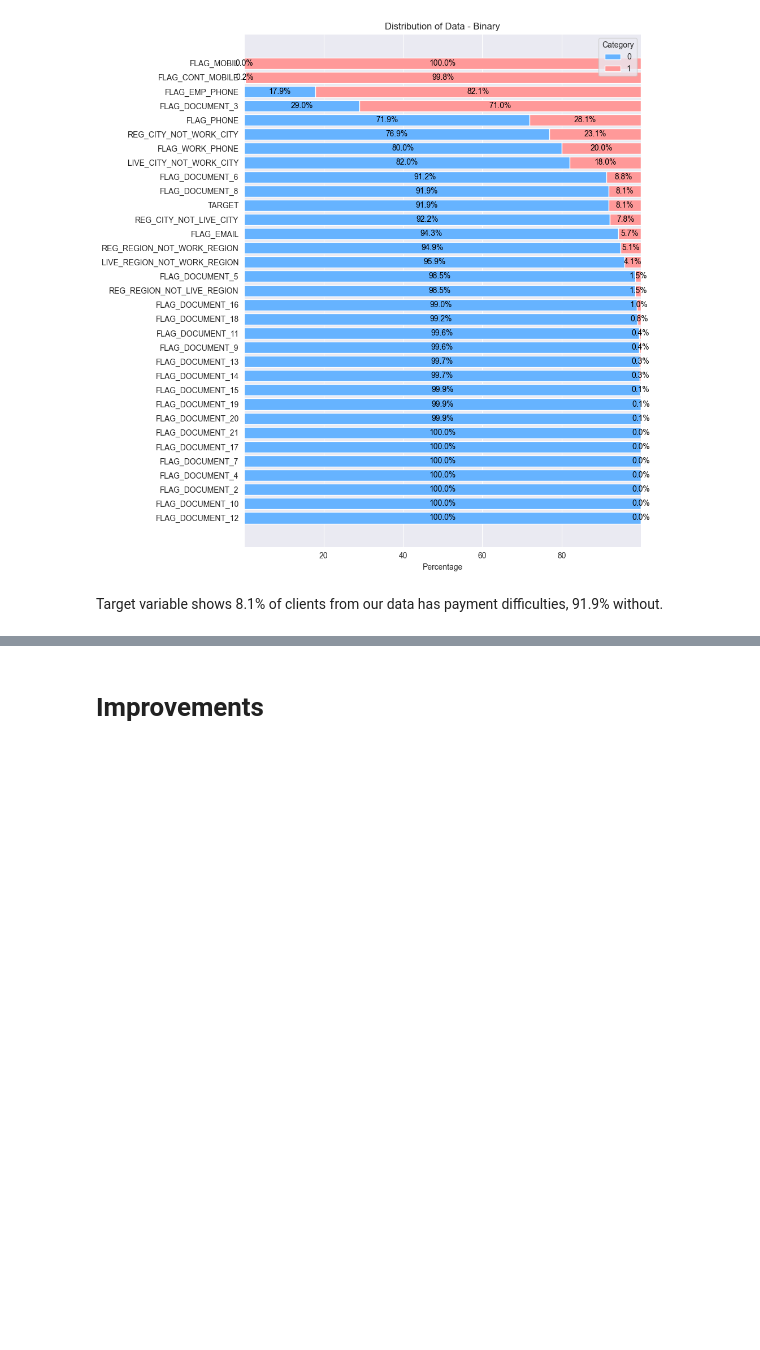
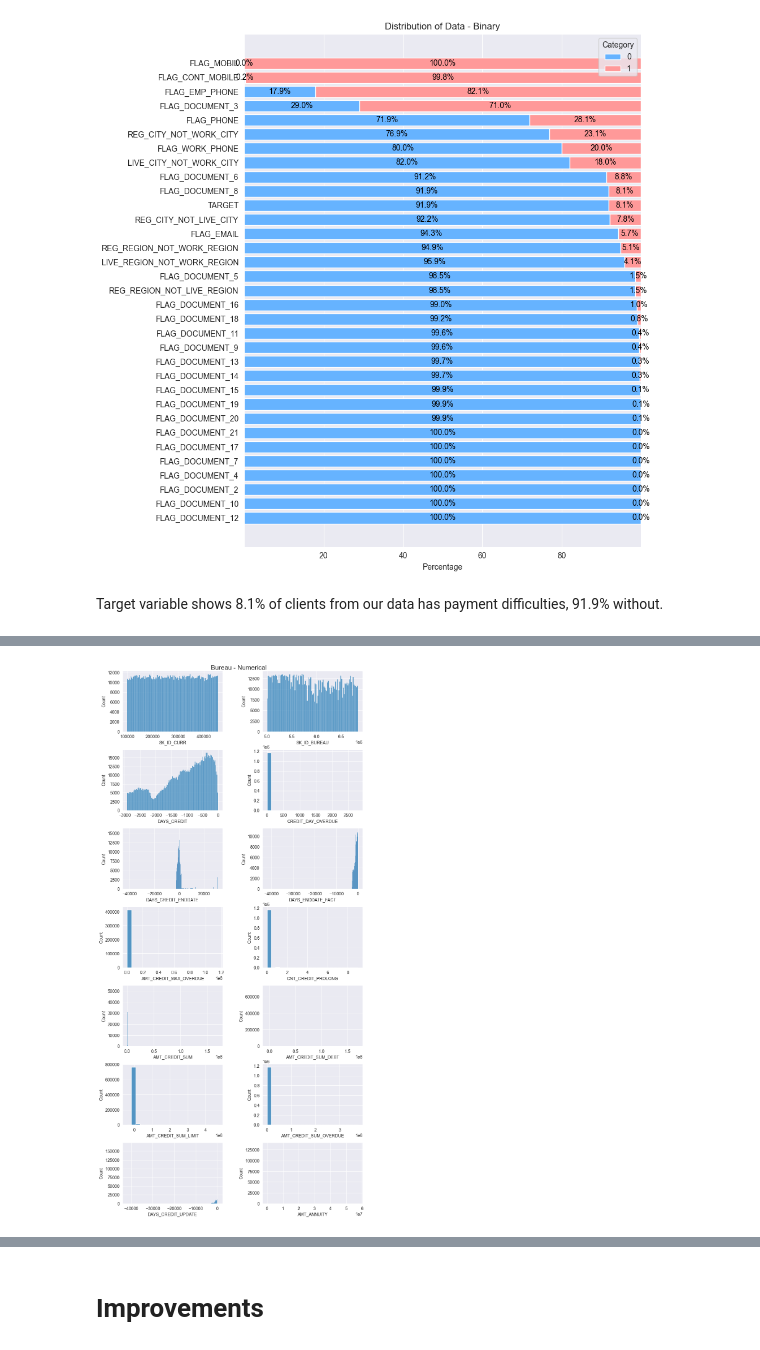
Before and after one commit to CelineChiLamNg/home_credit_default_prediction, a Jupyter notebook: notebooks/home_credit_2.ipynb, the cells around one changed output, grey strips where cells are left out. Saved outputs shown, nothing was run; the diff lists cells and outputs as text; code cells hidden in the pictures; blank space fills up the shorter version.

```diff
--- a/notebooks/home_credit_2.ipynb
+++ b/notebooks/home_credit_2.ipynb
@@ -354,0 +375,6 @@ stacked_horizontal_feature_distribution(data=data_train,
+# %%
+categorical_columns_selector = selector(dtype_exclude='number')
+numerical_columns_selector = selector(dtype_include='number')
+
+data_categorical_columns = categorical_columns_selector(bureau_train)
+data_numerical_columns = numerical_columns_selector(bureau_train)
@@ -354,0 +395,19 @@ stacked_horizontal_feature_distribution(data=data_train,
+# %%
+fig, axes = plt.subplots(nrows=int(len(data_numerical_columns)/2), ncols=2,
+                         figsize=(10, 20))
+fig.subplots_adjust(hspace=0.3, wspace=0.4, top=0.97)
+
+axes_flatten = axes.flatten()
+
+for i, col in enumerate(data_numerical_columns):
+    sns.histplot(x=col, data=bureau_train,
+                 ax=axes_flatten[i])
+    sns.despine(top=True, right=True, left=False, bottom=False)
+
+for j in range(len(data_numerical_columns), len(axes_flatten)):
+    axes_flatten[j].axis('off')
+
+fig.suptitle('Bureau - Numerical', fontsize=15)
+plt.show()
+# %% [output]
+[figure, added]
```
Also changed, not shown: parts of 18 cells of this notebook, 1 other file.
